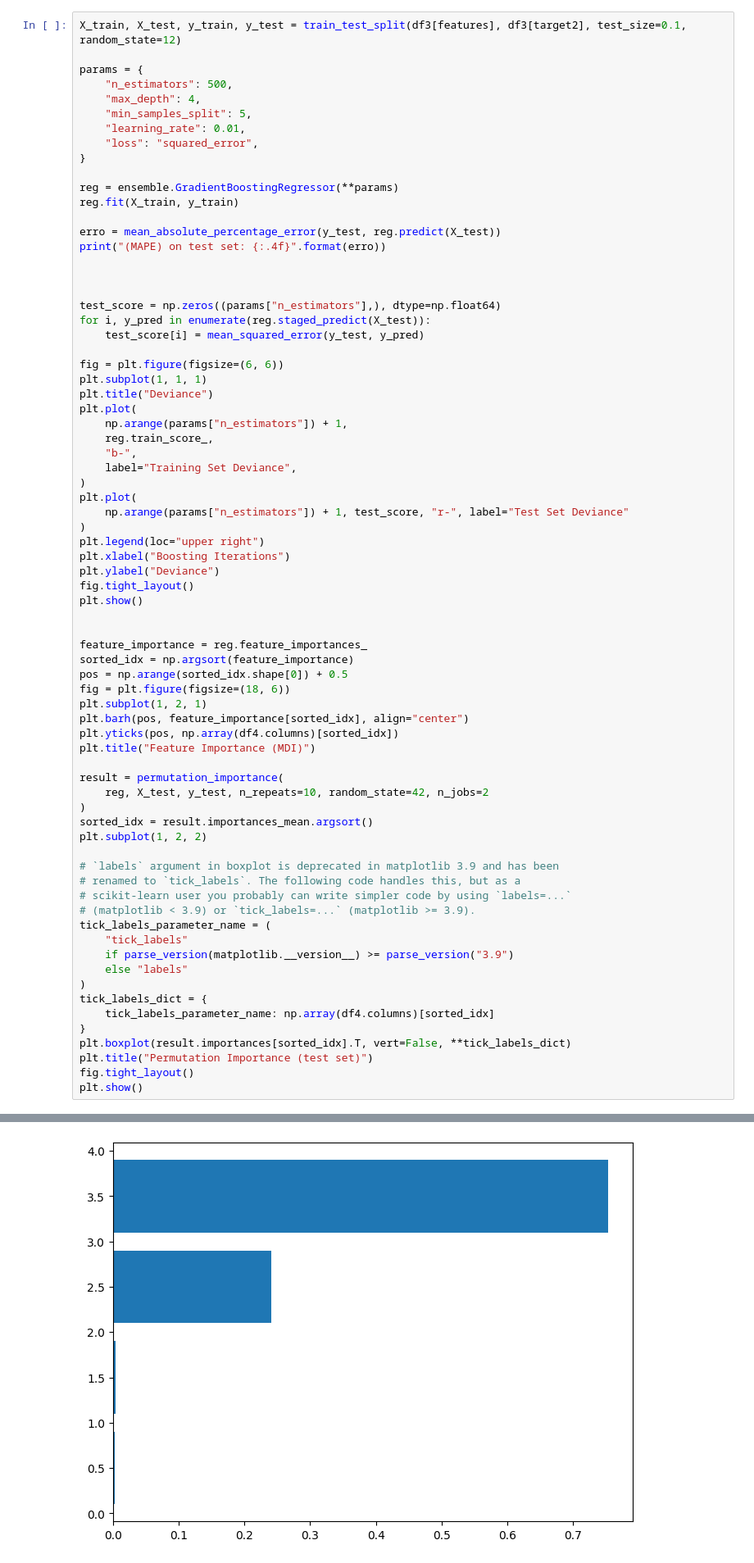
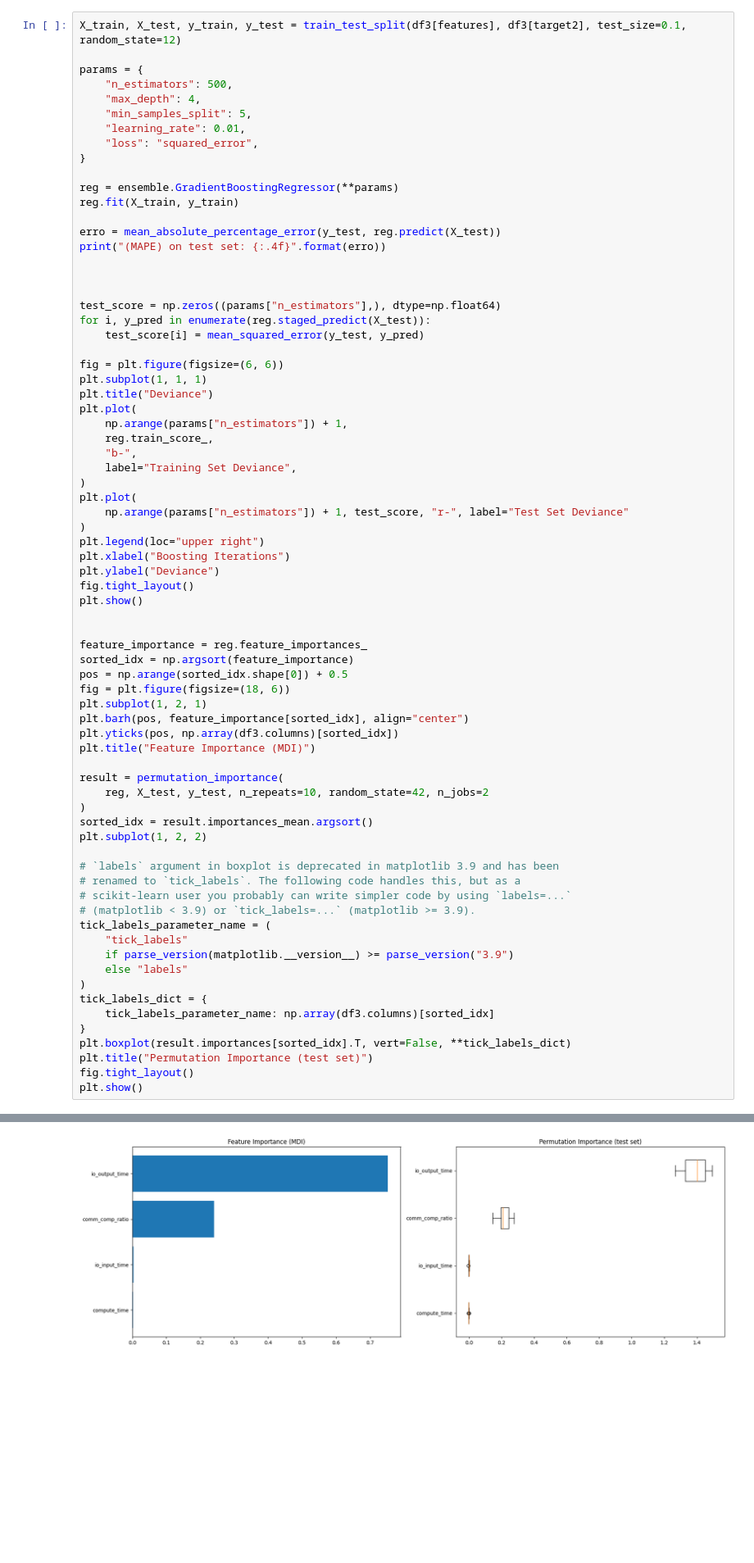
Before and after one commit to marcosamaris/green-hpc-workflow, a Jupyter notebook: notebooks/montage-workflow-notebook.ipynb, the cells around one changed output, grey strips where cells are left out. Shown at 82% size. Saved outputs shown, nothing was run; the diff lists cells and outputs as text; blank space fills up the shorter version.

```diff
--- a/notebooks/montage-workflow-notebook.ipynb
+++ b/notebooks/montage-workflow-notebook.ipynb
@@ -552,7 +552,7 @@ pos = np.arange(sorted_idx.shape[0]) + 0.5
 fig = plt.figure(figsize=(18, 6))
 plt.subplot(1, 2, 1)
 plt.barh(pos, feature_importance[sorted_idx], align="center")
-plt.yticks(pos, np.array(df4.columns)[sorted_idx])
+plt.yticks(pos, np.array(df3.columns)[sorted_idx])
 plt.title("Feature Importance (MDI)")
 
 result = permutation_importance(
@@ -571,7 +571,7 @@ tick_labels_parameter_name = (
     else "labels"
 )
 tick_labels_dict = {
-    tick_labels_parameter_name: np.array(df4.columns)[sorted_idx]
+    tick_labels_parameter_name: np.array(df3.columns)[sorted_idx]
 }
 plt.boxplot(result.importances[sorted_idx].T, vert=False, **tick_labels_dict)
 plt.title("Permutation Importance (test set)")
@@ -584,4 +583,4 @@ NameError: name 'df4' is not defined
-[figure, old version]
+[figure, new version]
 # %%
 X_train, X_test, y_train, y_test = train_test_split(df3[features], df3[target2], test_size=0.1, random_state=12)
 reg = LinearRegression()
```
Also changed, not shown: parts of 3 cells of this notebook.
